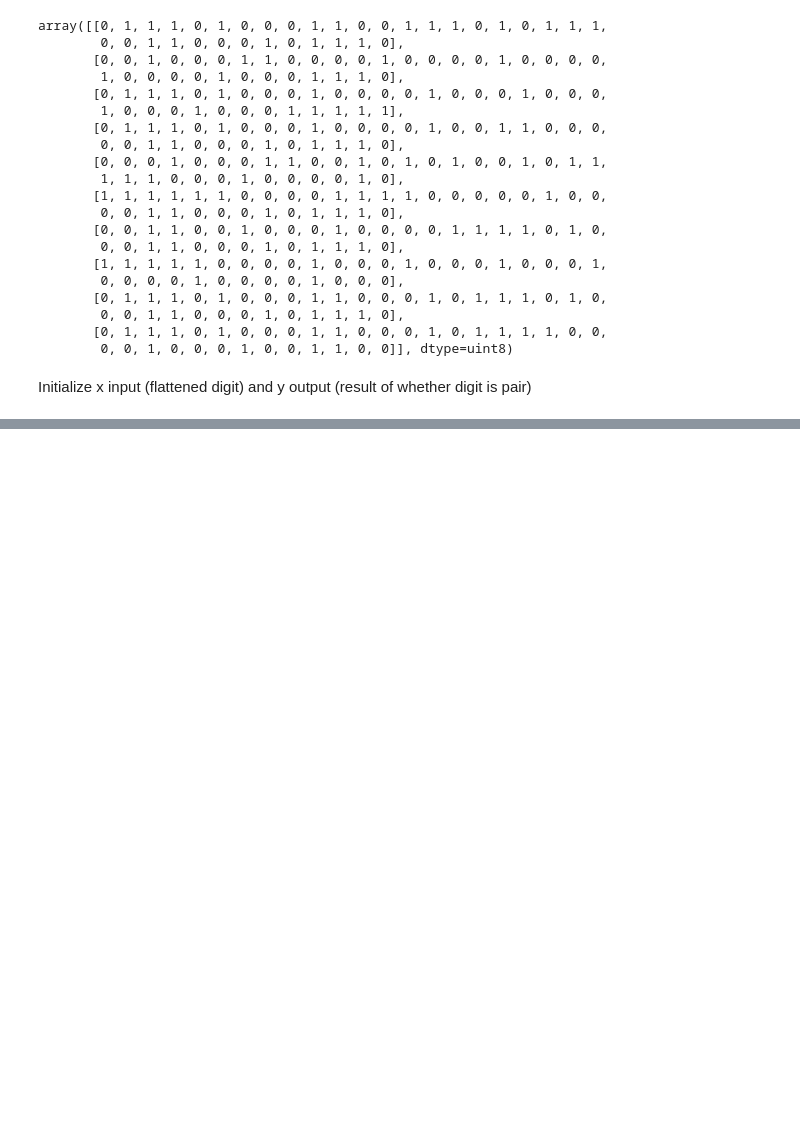
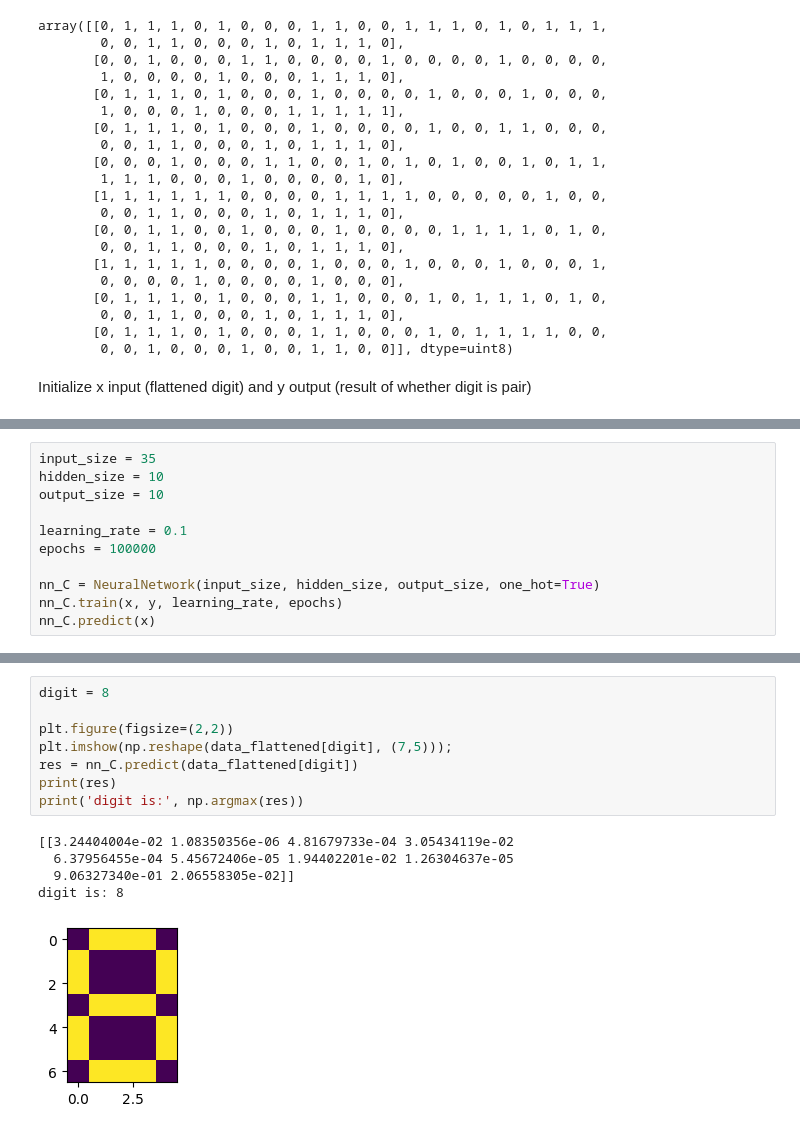
Before and after one commit to tristanff/SIA-TP3, a Jupyter notebook: Exercise3/Multilayer.ipynb, the cells around one changed output, grey strips where cells are left out. Drawn from its saved outputs; the diff is of its cells as text; blank space fills up the shorter version.

Commit message:
Applied basic network to problems 3b and 3c

```diff
--- a/Exercise3/Multilayer.ipynb
+++ b/Exercise3/Multilayer.ipynb
@@ -194,0 +258,11 @@ ValueError: shapes (10,10) and (1,10) not aligned: 10 (dim 1) != 1 (dim 0)
+# %%
+input_size = 35
+hidden_size = 10
+output_size = 10
+
+learning_rate = 0.1
+epochs = 100000
+
+nn_C = NeuralNetwork(input_size, hidden_size, output_size, one_hot=True)
+nn_C.train(x, y, learning_rate, epochs)
+nn_C.predict(x)
@@ -194,0 +297,14 @@ ValueError: shapes (10,10) and (1,10) not aligned: 10 (dim 1) != 1 (dim 0)
+# %%
+digit = 8
+
+plt.figure(figsize=(2,2))
+plt.imshow(np.reshape(data_flattened[digit], (7,5)));
+res = nn_C.predict(data_flattened[digit])
+print(res)
+print('digit is:', np.argmax(res))
+# %% [output]
+[[3.24404004e-02 1.08350356e-06 4.81679733e-04 3.05434119e-02
+  6.37956455e-04 5.45672406e-05 1.94402201e-02 1.26304637e-05
+  9.06327340e-01 2.06558305e-02]]
+digit is: 8
+[figure, added]
```
Also changed, not shown: parts of 10 cells of this notebook.
